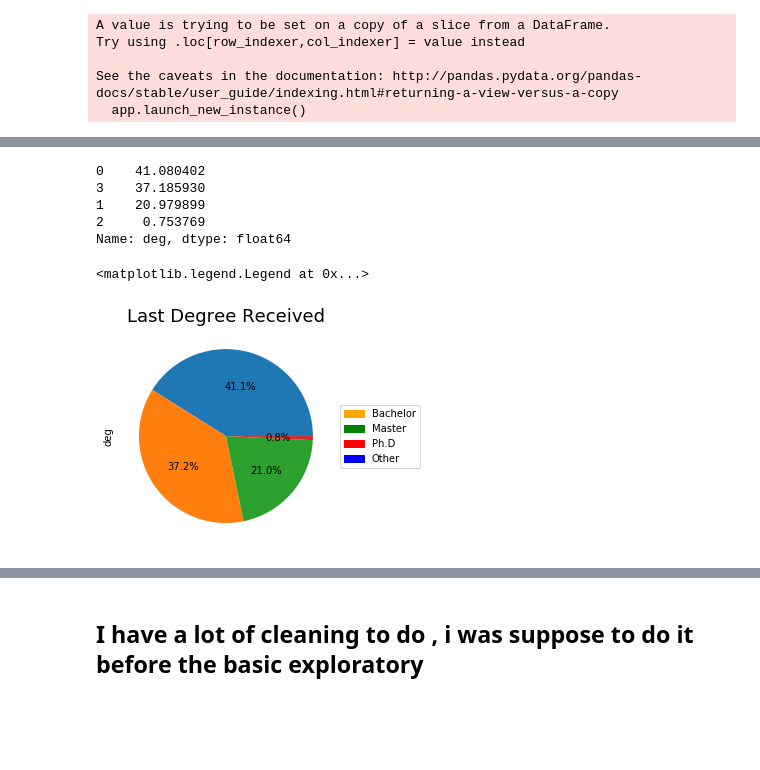
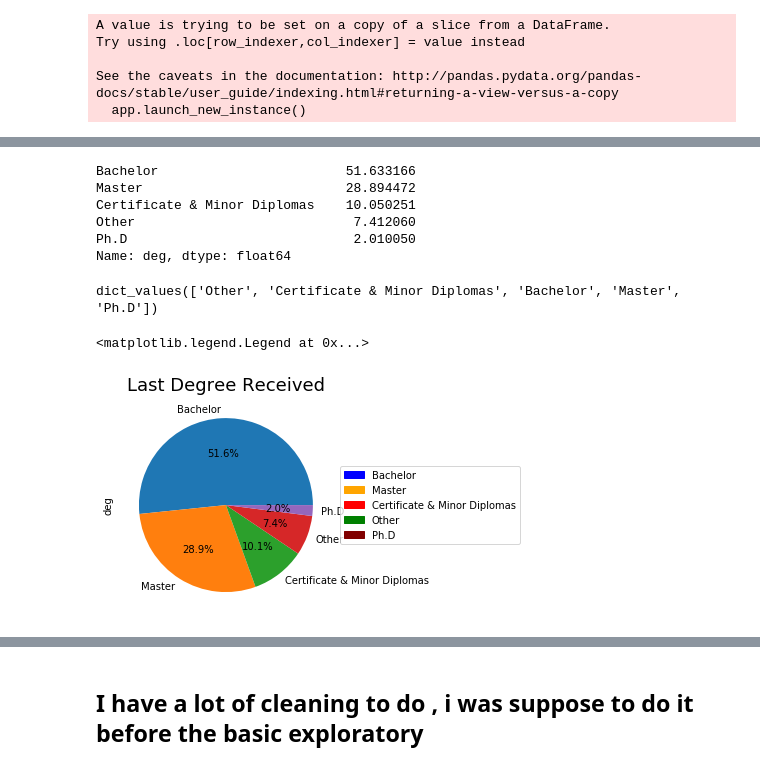
Before and after one commit to B1o0b1/Ayiti_analytics_capstone_project, a Jupyter notebook: initial_notebook.ipynb, the cells around one changed output, grey strips where cells are left out. Saved outputs shown, nothing was run; the diff lists cells and outputs as text; code cells hidden in the pictures; blank space fills up the shorter version.

```diff
--- a/initial_notebook.ipynb
+++ b/initial_notebook.ipynb
@@ -1339,0 +1396,6 @@ eduf = edu.groupby('profile').first()
+# %%
+eduf = edu[['profile','category', 'deg']].merge(eduf, on = 'profile', how = 'inner')
+# %%
+eduf = eduf.groupby('profile').max().reset_index().drop('deg_y', axis= 1).rename(columns={'deg_x': 'deg'})
+# %%
+map_dict ={0:'Other',1: 'Certificate & Minor Diplomas',2:'Bachelor',3: 'Master',4: 'Ph.D'}
@@ -1340,21 +1413,31 @@ eduf = edu.groupby('profile').first()
 # %%
-eduf['deg'].value_counts(normalize=True) * 100
+eduf['deg']=eduf['deg'].replace(map_dict)
+val =eduf['deg'].value_counts(normalize=True) * 100
+val
 # %% [output]
-0    41.080402
-3    37.185930
-1    20.979899
-2     0.753769
+Bachelor                        51.633166
+Master                          28.894472
+Certificate & Minor Diplomas    10.050251
+Other                            7.412060
+Ph.D                             2.010050
 Name: deg, dtype: float64
+# %%
+map_dict.values()
+# %% [output]
+dict_values(['Other', 'Certificate & Minor Diplomas', 'Bachelor', 'Master', 'Ph.D'])
 # %%
 import matplotlib.patches as mpatches
-pie = eduf['deg'].value_counts().plot(kind="pie", autopct='%1.1f%%', labels=None)
+pie = eduf['deg'].value_counts().plot(kind="pie", autopct='%1.1f%%', labels=['Bachelor','Master','Certificate & Minor Diplomas',
+                                                                             'Other','Ph.D'])
 
 pie.set_title("Last Degree Received", fontsize=18)
-Other = mpatches.Patch(color='blue', label='Other')
-Bachelor = mpatches.Patch(color='orange', label='Bachelor')
-Master = mpatches.Patch(color='green', label='Master')
-PhD = mpatches.Patch(color='red', label='Ph.D')
-plt.legend(handles=[Bachelor,Master,PhD,Other], loc='center left', bbox_to_anchor=(1, 0.5))
+
+Bachelor = mpatches.Patch(color='blue', label='Bachelor')
+Master = mpatches.Patch(color='orange', label='Master')
+Certificate_minD = mpatches.Patch(color='red', label='Certificate & Minor Diplomas')
+Other = mpatches.Patch(color='green', label='Other')
+PhD = mpatches.Patch(color='maroon', label='Ph.D')
+plt.legend(handles=[Bachelor,Master,Certificate_minD,Other,PhD], loc='center left', bbox_to_anchor=(1, 0.5))
 # %% [output]
 <matplotlib.legend.Legend at 0x...>
-[figure, old version]
+[figure, new version]
```
Also changed, not shown: parts of 69 cells of this notebook.
